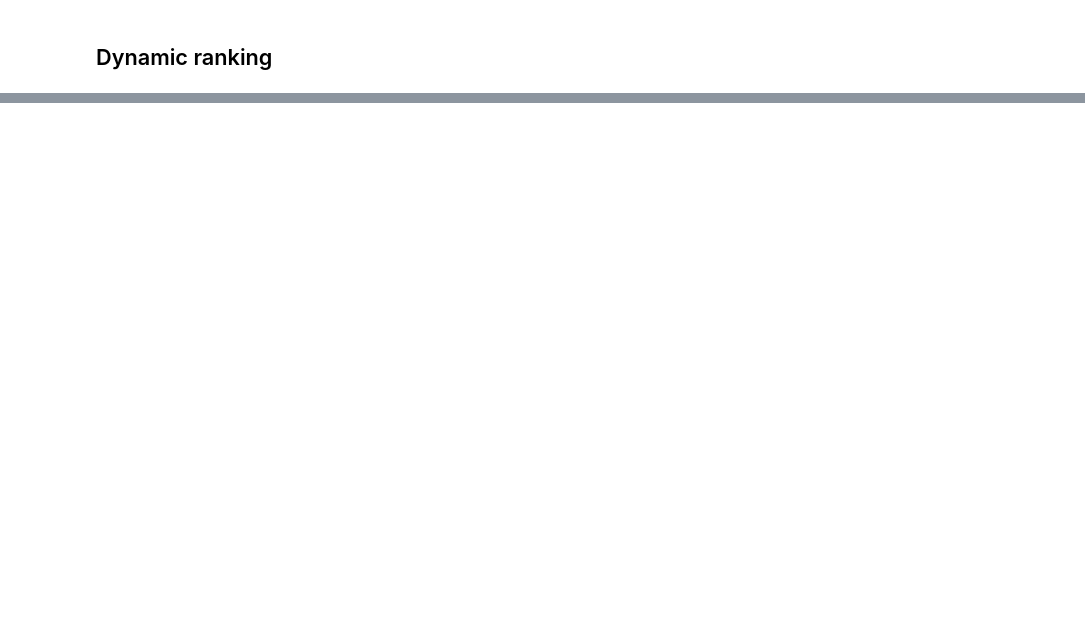
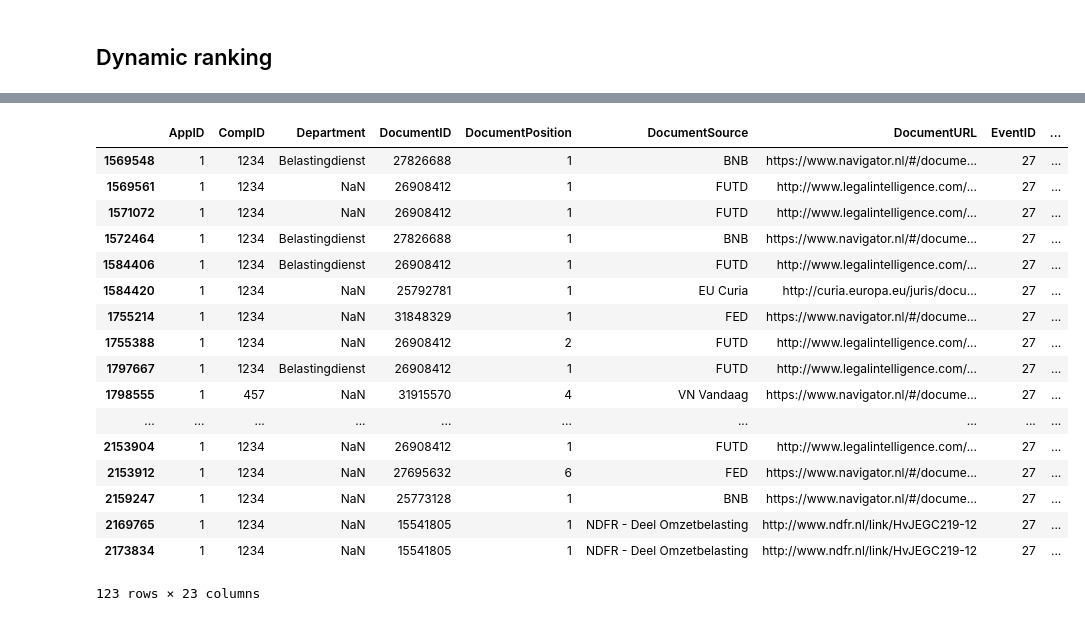
Before and after one commit to roelvanderburg/ranking, a Jupyter notebook: rank_monitor.ipynb, the cells around one changed output, grey strips where cells are left out. Saved outputs shown, nothing was run; the diff lists cells and outputs as text; code cells hidden in the pictures; blank space fills up the shorter version.

```diff
--- a/rank_monitor.ipynb
+++ b/rank_monitor.ipynb
@@ -492,2 +210,0 @@ df = pd.read_hdf('./data/EventID:27Full2019.hdf')
-# %%
-df['new_query_ids'] = df['SearchText'].progress_apply(lambda query: query_request_solr(query))
@@ -581,4 +210,0 @@ If you're reading this message in another frontend (for example, a static render
-# %%
-aggregate_df['aggre_order'] = aggregate_df['ranking_order'].progress_apply(lambda x: sum(x))
-find_nons =  aggregate_df['aggre_order'].nonzero()
-find_nons
@@ -648,0 +472,22 @@ def get_acces_string():
+# %%
+df2 = df[df['SearchText'] == 'zonnepanelen']
+df2
+# %% [output]
+|  | AppID | CompID | Department | DocumentID | DocumentPosition | DocumentSource | DocumentURL | EventID | ... |
+| 1569548 | 1 | 1234 | Belastingdienst | 27826688 | 1 | BNB | https://www.navigator.nl/#/docume... | 27 | ... |
+| 1569561 | 1 | 1234 | NaN | 26908412 | 1 | FUTD | http://www.legalintelligence.com/... | 27 | ... |
+| 1571072 | 1 | 1234 | NaN | 26908412 | 1 | FUTD | http://www.legalintelligence.com/... | 27 | ... |
+| 1572464 | 1 | 1234 | Belastingdienst | 27826688 | 1 | BNB | https://www.navigator.nl/#/docume... | 27 | ... |
+| 1584406 | 1 | 1234 | Belastingdienst | 26908412 | 1 | FUTD | http://www.legalintelligence.com/... | 27 | ... |
+| 1584420 | 1 | 1234 | NaN | 25792781 | 1 | EU Curia | http://curia.europa.eu/juris/docu... | 27 | ... |
+| 1755214 | 1 | 1234 | NaN | 31848329 | 1 | FED | https://www.navigator.nl/#/docume... | 27 | ... |
+| 1755388 | 1 | 1234 | NaN | 26908412 | 2 | FUTD | http://www.legalintelligence.com/... | 27 | ... |
+| 1797667 | 1 | 1234 | Belastingdienst | 26908412 | 1 | FUTD | http://www.legalintelligence.com/... | 27 | ... |
+| 1798555 | 1 | 457 | NaN | 31915570 | 4 | VN Vandaag | https://www.navigator.nl/#/docume... | 27 | ... |
+| ... | ... | ... | ... | ... | ... | ... | ... | ... | ... |
+| 2153904 | 1 | 1234 | NaN | 26908412 | 1 | FUTD | http://www.legalintelligence.com/... | 27 | ... |
+| 2153912 | 1 | 1234 | NaN | 27695632 | 6 | FED | https://www.navigator.nl/#/docume... | 27 | ... |
+| 2159247 | 1 | 1234 | NaN | 25773128 | 1 | BNB | https://www.navigator.nl/#/docume... | 27 | ... |
+| 2169765 | 1 | 1234 | NaN | 15541805 | 1 | NDFR - Deel Omzetbelasting | http://www.ndfr.nl/link/HvJEGC219-12 | 27 | ... |
+| 2173834 | 1 | 1234 | NaN | 15541805 | 1 | NDFR - Deel Omzetbelasting | http://www.ndfr.nl/link/HvJEGC219-12 | 27 | ... |
+123 rows × 23 columns
```
Also changed, not shown: parts of 44 cells of this notebook, 1 other file.
